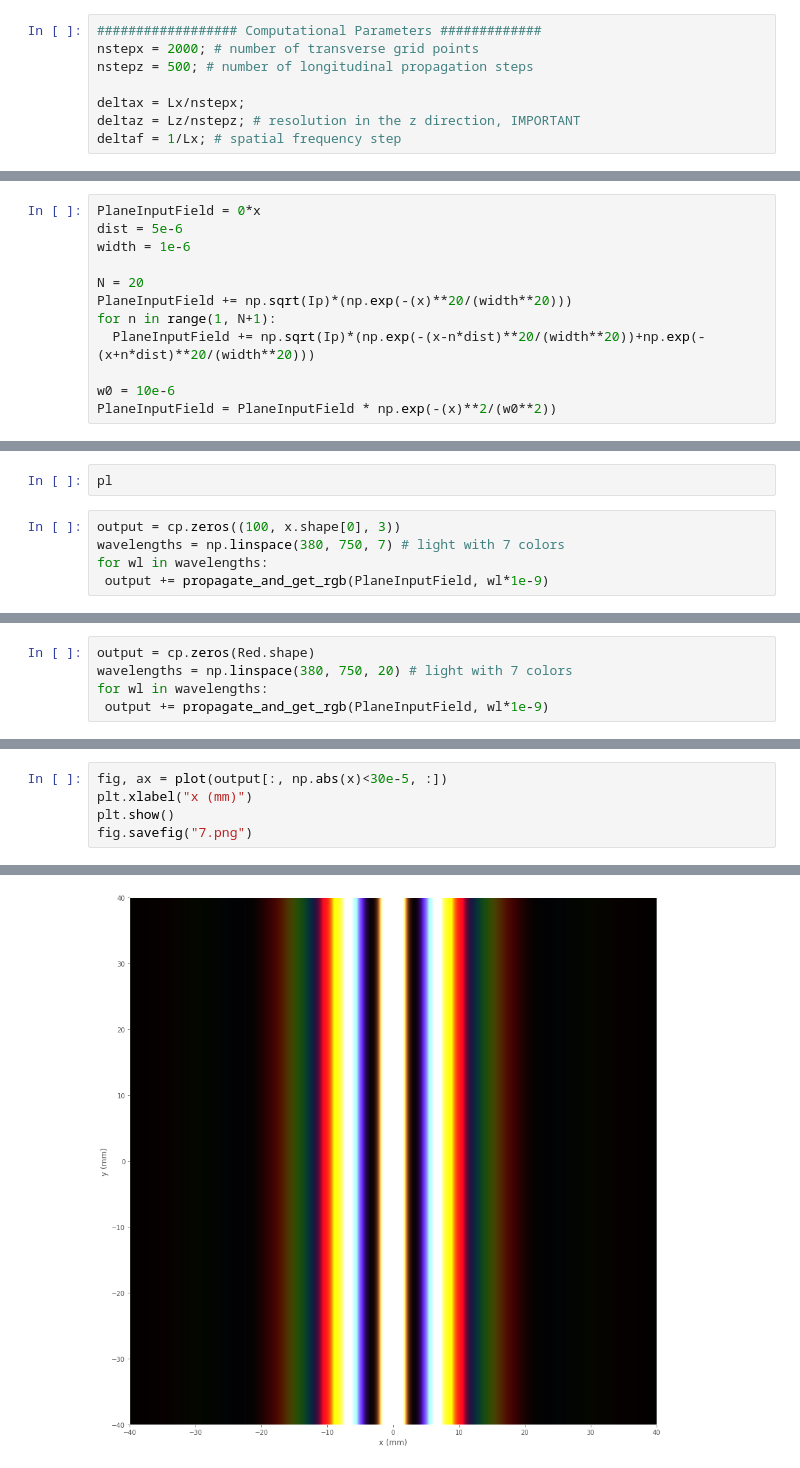
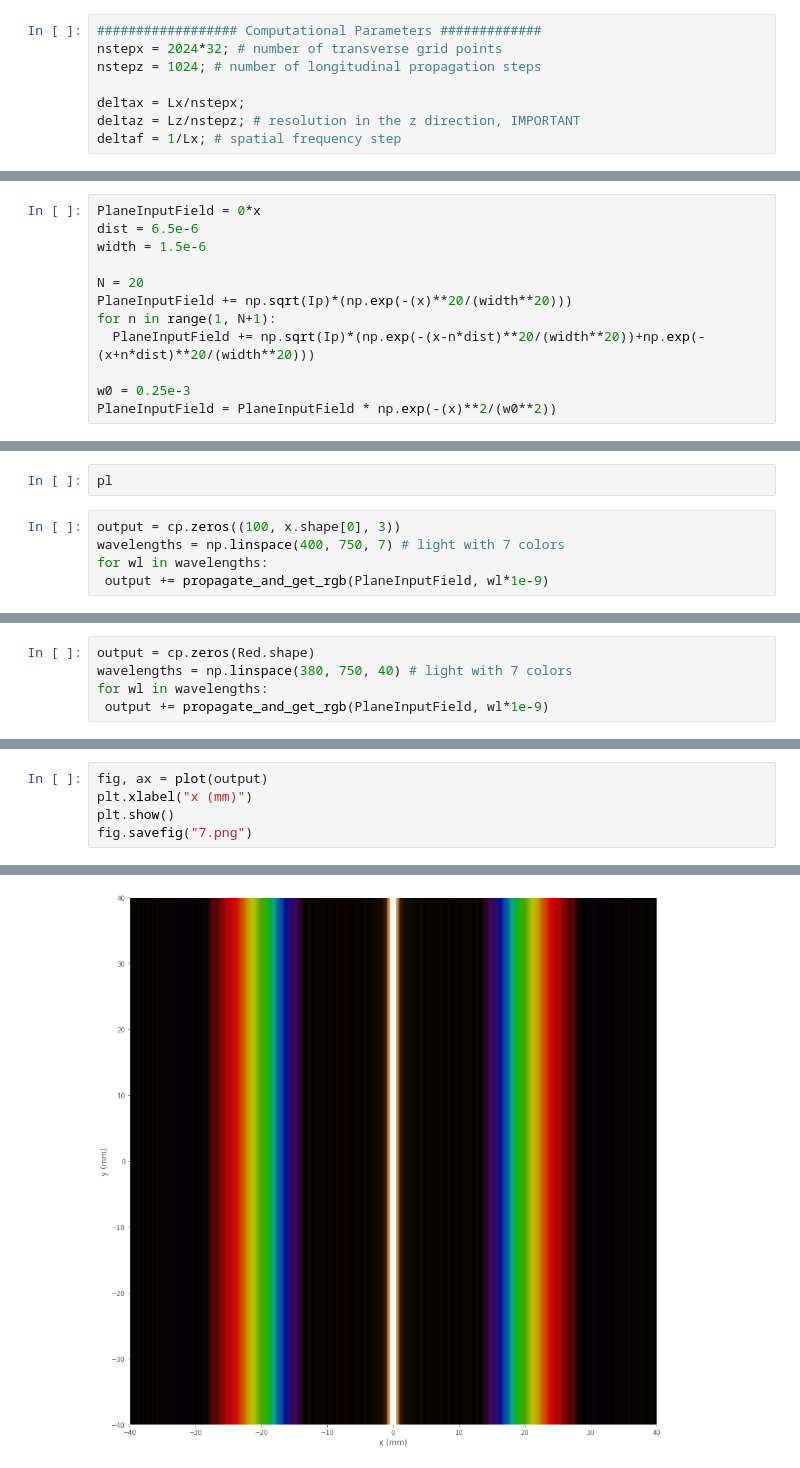
Before and after one commit to raeubaen/misc, a Jupyter notebook: split-step-fourier-method-1D-bis.ipynb, the cells around one changed output, grey strips where cells are left out. Drawn from its saved outputs; the diff is of its cells as text.

```diff
--- a/split-step-fourier-method-1D-bis.ipynb
+++ b/split-step-fourier-method-1D-bis.ipynb
@@ -25,8 +27,8 @@ Lx = 1000e-6; # computational width of sample
 w0 = 0.25e-3 # beam width of gaussian beam parameter
 # %%
 ################## Computational Parameters #############
-nstepx = 2000; # number of transverse grid points
-nstepz = 500; # number of longitudinal propagation steps
+nstepx = 2024*32; # number of transverse grid points
+nstepz = 1024; # number of longitudinal propagation steps
 
 deltax = Lx/nstepx;
 deltaz = Lz/nstepz; # resolution in the z direction, IMPORTANT
@@ -238,14 +240,14 @@ ValueError: ignored
 [figure]
 # %%
 PlaneInputField = 0*x
-dist = 5e-6
-width = 1e-6
+dist = 6.5e-6
+width = 1.5e-6
 
 N = 20
 PlaneInputField += np.sqrt(Ip)*(np.exp(-(x)**20/(width**20)))
 for n in range(1, N+1):
   PlaneInputField += np.sqrt(Ip)*(np.exp(-(x-n*dist)**20/(width**20))+np.exp(-(x+n*dist)**20/(width**20)))
 
-w0 = 10e-6
+w0 = 0.25e-3
 PlaneInputField = PlaneInputField * np.exp(-(x)**2/(w0**2))
 # %%
@@ -295,7 +296,7 @@ plot(np.stack((intensity,)*100, axis=0))
 pl
 # %%
 output = cp.zeros((100, x.shape[0], 3))
-wavelengths = np.linspace(380, 750, 7) # light with 7 colors
+wavelengths = np.linspace(400, 750, 7) # light with 7 colors
 for wl in wavelengths:
  output += propagate_and_get_rgb(PlaneInputField, wl*1e-9)
 # %% [output]
@@ -324,7 +325,7 @@ Clipping input data to the valid range for imshow with RGB data ([0..1] for floa
 [figure]
 # %%
 output = cp.zeros(Red.shape)
-wavelengths = np.linspace(380, 750, 20) # light with 7 colors
+wavelengths = np.linspace(380, 750, 40) # light with 7 colors
 for wl in wavelengths:
  output += propagate_and_get_rgb(PlaneInputField, wl*1e-9)
 # %% [output]
@@ -351,8 +349,8 @@ Lasted 0.04533553123474121 seconds
 # %%
-fig, ax = plot(output[:, np.abs(x)<30e-5, :])
+fig, ax = plot(output)
 plt.xlabel("x (mm)")
 plt.show()
 fig.savefig("7.png")
 # %% [output]
 Clipping input data to the valid range for imshow with RGB data ([0..1] for floats or [0..255] for integers).
-[figure, old version]
+[figure, new version]
```
Also changed, not shown: parts of 10 cells of this notebook.
